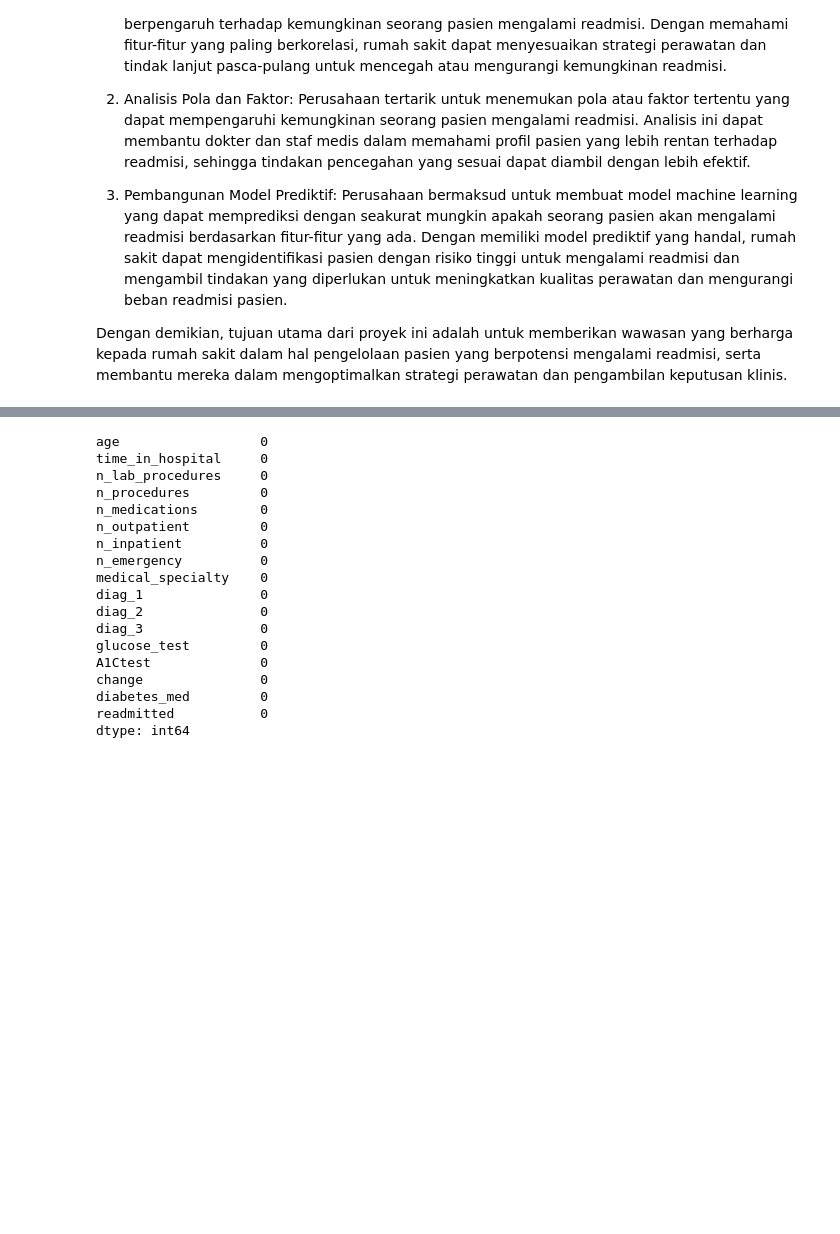
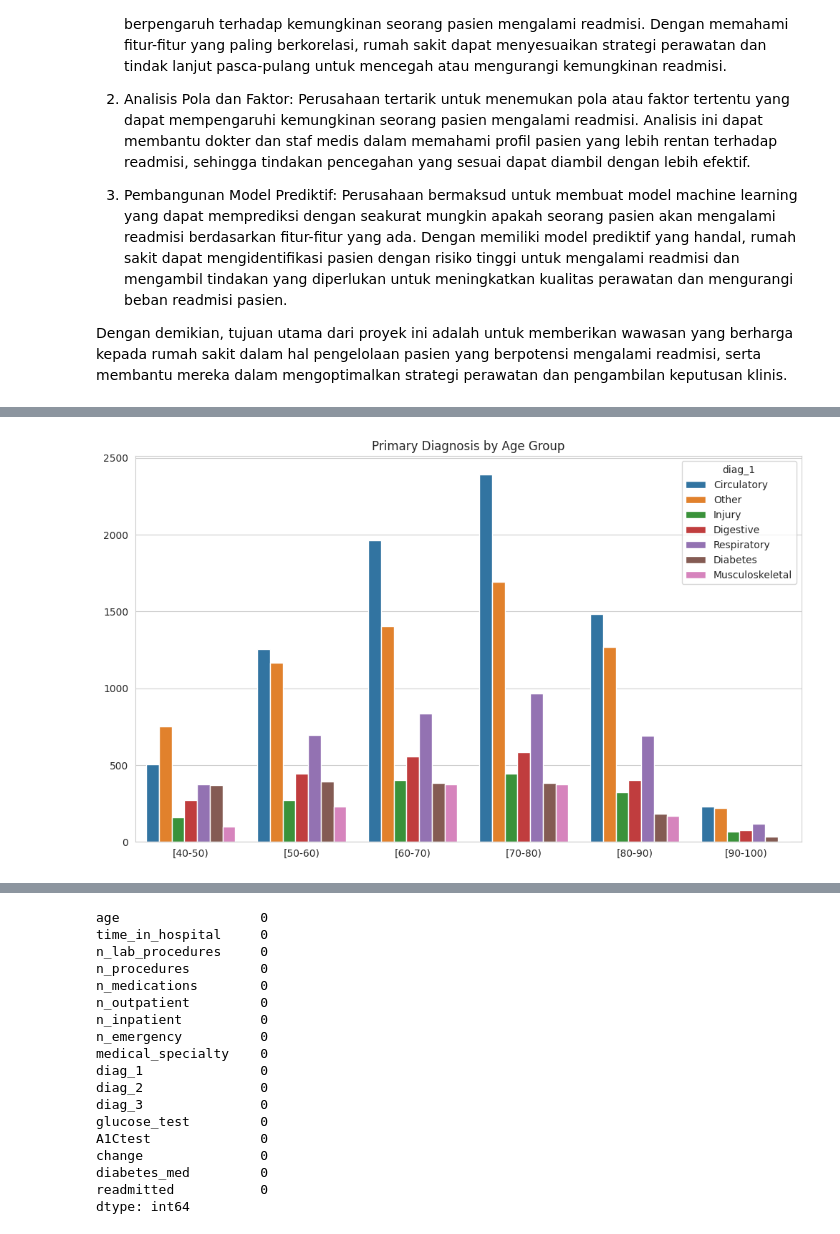
Before and after one commit to mfathul21/hospital-patient-readmissions, a Jupyter notebook: notebook.ipynb, the cells around one changed output, grey strips where cells are left out. Cells and saved outputs as stored; diff of their text form; code cells hidden in the pictures; blank space fills up the shorter version.

```diff
--- a/notebook.ipynb
+++ b/notebook.ipynb
@@ -620,0 +183,12 @@ VIF>5, Extreme Multicollinearity (This is what we have to avoid)
+# %%
+plt.figure(figsize=(12,7))
+sns.countplot(x='age', hue='diag_1',
+              order=['[40-50)', '[50-60)', '[60-70)', '[70-80)', '[80-90)', '[90-100)'],
+              data=diag1_not_missing)
+plt.title("Primary Diagnosis by Age Group")
+plt.xlabel(None)
+plt.ylabel(None)
+
+plt.show()
+# %% [output]
+[figure, added]
```
Also changed, not shown: parts of 101 cells of this notebook.
